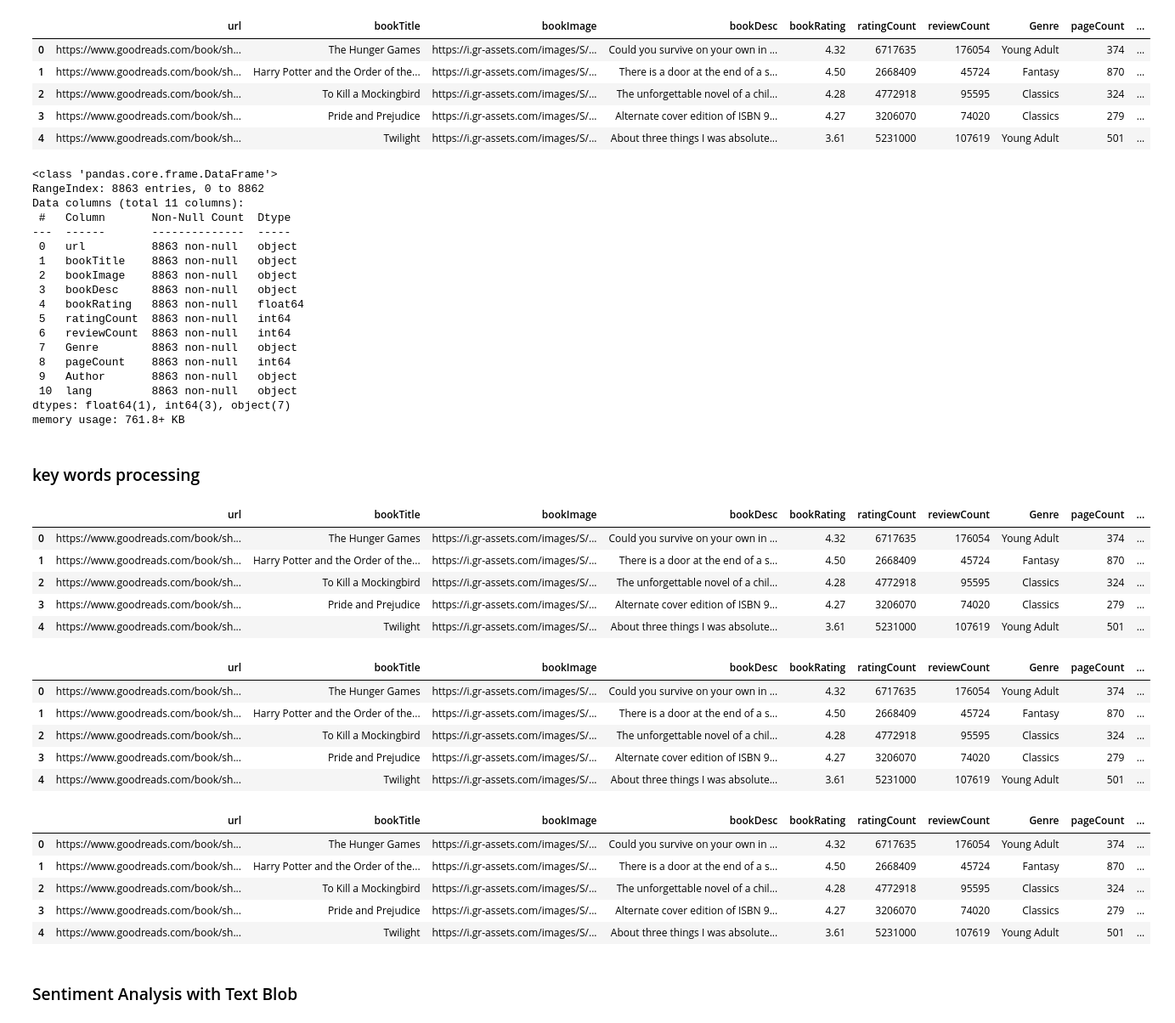
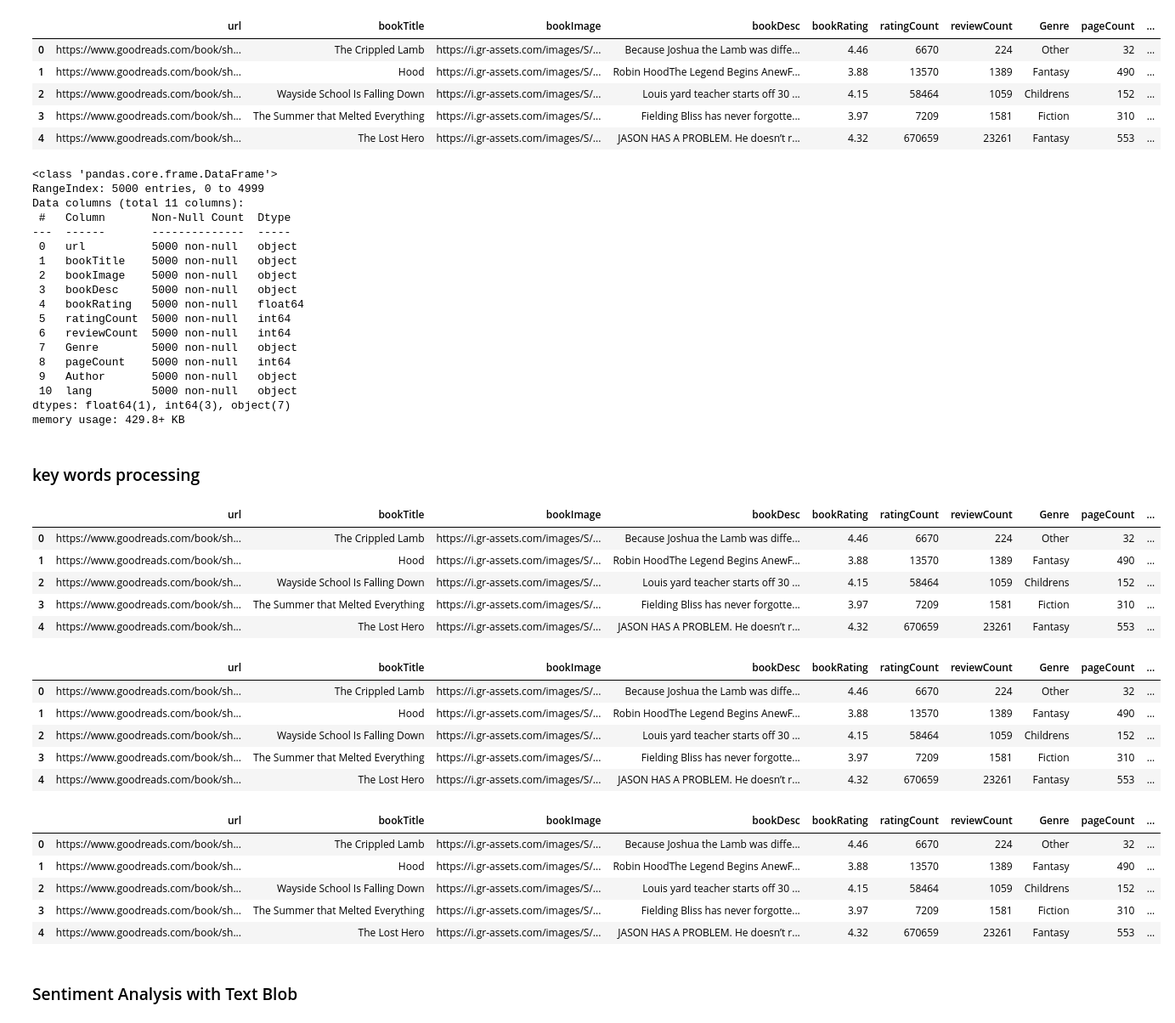
Before and after one commit to alvessab/project_4_book_rec, a Jupyter notebook: Machine Learning/data_nlp_preprocessing.ipynb, the cells around one changed output. Shown: that part at 85% size. Drawn from its saved outputs; the diff is of its cells as text; code cells hidden in the pictures.

```diff
--- a/Machine Learning/data_nlp_preprocessing.ipynb
+++ b/Machine Learning/data_nlp_preprocessing.ipynb
@@ -31,36 +31,36 @@ from io import BytesIO
 
 from langdetect import detect
 # %%
-df = pd.read_csv("../data/goodreads_final_cleaned.csv")
+df = pd.read_csv("../data/goodreads_final_seven.csv")
 df.head()
 # %% [output]
 |  | url | bookTitle | bookImage | bookDesc | bookRating | ratingCount | reviewCount | Genre | pageCount | ... |
-| 0 | https://www.goodreads.com/book/sh... | The Hunger Games | https://i.gr-assets.com/images/S/... | Could you survive on your own in ... | 4.32 | 6717635 | 176054 | Young Adult | 374 | ... |
-| 1 | https://www.goodreads.com/book/sh... | Harry Potter and the Order of the... | https://i.gr-assets.com/images/S/... | There is a door at the end of a s... | 4.50 | 2668409 | 45724 | Fantasy | 870 | ... |
-| 2 | https://www.goodreads.com/book/sh... | To Kill a Mockingbird | https://i.gr-assets.com/images/S/... | The unforgettable novel of a chil... | 4.28 | 4772918 | 95595 | Classics | 324 | ... |
-| 3 | https://www.goodreads.com/book/sh... | Pride and Prejudice | https://i.gr-assets.com/images/S/... | Alternate cover edition of ISBN 9... | 4.27 | 3206070 | 74020 | Classics | 279 | ... |
-| 4 | https://www.goodreads.com/book/sh... | Twilight | https://i.gr-assets.com/images/S/... | About three things I was absolute... | 3.61 | 5231000 | 107619 | Young Adult | 501 | ... |
+| 0 | https://www.goodreads.com/book/sh... | The Crippled Lamb | https://i.gr-assets.com/images/S/... | Because Joshua the Lamb was diffe... | 4.46 | 6670 | 224 | Other | 32 | ... |
+| 1 | https://www.goodreads.com/book/sh... | Hood | https://i.gr-assets.com/images/S/... | Robin HoodThe Legend Begins AnewF... | 3.88 | 13570 | 1389 | Fantasy | 490 | ... |
+| 2 | https://www.goodreads.com/book/sh... | Wayside School Is Falling Down | https://i.gr-assets.com/images/S/... | Louis yard teacher starts off 30 ... | 4.15 | 58464 | 1059 | Childrens | 152 | ... |
+| 3 | https://www.goodreads.com/book/sh... | The Summer that Melted Everything | https://i.gr-assets.com/images/S/... | Fielding Bliss has never forgotte... | 3.97 | 7209 | 1581 | Fiction | 310 | ... |
+| 4 | https://www.goodreads.com/book/sh... | The Lost Hero | https://i.gr-assets.com/images/S/... | JASON HAS A PROBLEM. He doesn’t r... | 4.32 | 670659 | 23261 | Fantasy | 553 | ... |
 # %%
 df.info()
 # %% [output]
 <class 'pandas.core.frame.DataFrame'>
-RangeIndex: 8863 entries, 0 to 8862
+RangeIndex: 5000 entries, 0 to 4999
 Data columns (total 11 columns):
  #   Column       Non-Null Count  Dtype
 ---  ------       --------------  -----
- 0   url          8863 non-null   object
- 1   bookTitle    8863 non-null   object
- 2   bookImage    8863 non-null   object
- 3   bookDesc     8863 non-null   object
- 4   bookRating   8863 non-null   float64
- 5   ratingCount  8863 non-null   int64
- 6   reviewCount  8863 non-null   int64
- 7   Genre        8863 non-null   object
- 8   pageCount    8863 non-null   int64
- 9   Author       8863 non-null   object
- 10  lang         8863 non-null   object
+ 0   url          5000 non-null   object
+ 1   bookTitle    5000 non-null   object
+ 2   bookImage    5000 non-null   object
+ 3   bookDesc     5000 non-null   object
+ 4   bookRating   5000 non-null   float64
+ 5   ratingCount  5000 non-null   int64
+ 6   reviewCount  5000 non-null   int64
+ 7   Genre        5000 non-null   object
+ 8   pageCount    5000 non-null   int64
+ 9   Author       5000 non-null   object
+ 10  lang         5000 non-null   object
 dtypes: float64(1), int64(3), object(7)
-memory usage: 761.8+ KB
+memory usage: 429.8+ KB
 # %% [markdown]
 ### key words processing
 # %%
@@ -91,11 +91,11 @@ df_new["title_key_words"] = title_key_words
 df_new.head()
 # %% [output]
 |  | url | bookTitle | bookImage | bookDesc | bookRating | ratingCount | reviewCount | Genre | pageCount | ... |
-| 0 | https://www.goodreads.com/book/sh... | The Hunger Games | https://i.gr-assets.com/images/S/... | Could you survive on your own in ... | 4.32 | 6717635 | 176054 | Young Adult | 374 | ... |
-| 1 | https://www.goodreads.com/book/sh... | Harry Potter and the Order of the... | https://i.gr-assets.com/images/S/... | There is a door at the end of a s... | 4.50 | 2668409 | 45724 | Fantasy | 870 | ... |
-| 2 | https://www.goodreads.com/book/sh... | To Kill a Mockingbird | https://i.gr-assets.com/images/S/... | The unforgettable novel of a chil... | 4.28 | 4772918 | 95595 | Classics | 324 | ... |
-| 3 | https://www.goodreads.com/book/sh... | Pride and Prejudice | https://i.gr-assets.com/images/S/... | Alternate cover edition of ISBN 9... | 4.27 | 3206070 | 74020 | Classics | 279 | ... |
-| 4 | https://www.goodreads.com/book/sh... | Twilight | https://i.gr-assets.com/images/S/... | About three things I was absolute... | 3.61 | 5231000 | 107619 | Young Adult | 501 | ... |
+| 0 | https://www.goodreads.com/book/sh... | The Crippled Lamb | https://i.gr-assets.com/images/S/... | Because Joshua the Lamb was diffe... | 4.46 | 6670 | 224 | Other | 32 | ... |
+| 1 | https://www.goodreads.com/book/sh... | Hood | https://i.gr-assets.com/images/S/... | Robin HoodThe Legend Begins AnewF... | 3.88 | 13570 | 1389 | Fantasy | 490 | ... |
+| 2 | https://www.goodreads.com/book/sh... | Wayside School Is Falling Down | https://i.gr-assets.com/images/S/... | Louis yard teacher starts off 30 ... | 4.15 | 58464 | 1059 | Childrens | 152 | ... |
+| 3 | https://www.goodreads.com/book/sh... | The Summer that Melted Everything | https://i.gr-assets.com/images/S/... | Fielding Bliss has never forgotte... | 3.97 | 7209 | 1581 | Fiction | 310 | ... |
+| 4 | https://www.goodreads.com/book/sh... | The Lost Hero | https://i.gr-assets.com/images/S/... | JASON HAS A PROBLEM. He doesn’t r... | 4.32 | 670659 | 23261 | Fantasy | 553 | ... |
 # %%
 df_new2 = df_new.copy()
 # %%
@@ -125,22 +125,22 @@ df_new2['clean_keywords']=df_new2['key_words'].map(lambda s:preprocess(s))
 df_new2.head()
 # %% [output]
 |  | url | bookTitle | bookImage | bookDesc | bookRating | ratingCount | reviewCount | Genre | pageCount | ... |
-| 0 | https://www.goodreads.com/book/sh... | The Hunger Games | https://i.gr-assets.com/images/S/... | Could you survive on your own in ... | 4.32 | 6717635 | 176054 | Young Adult | 374 | ... |
-| 1 | https://www.goodreads.com/book/sh... | Harry Potter and the Order of the... | https://i.gr-assets.com/images/S/... | There is a door at the end of a s... | 4.50 | 2668409 | 45724 | Fantasy | 870 | ... |
-| 2 | https://www.goodreads.com/book/sh... | To Kill a Mockingbird | https://i.gr-assets.com/images/S/... | The unforgettable novel of a chil... | 4.28 | 4772918 | 95595 | Classics | 324 | ... |
-| 3 | https://www.goodreads.com/book/sh... | Pride and Prejudice | https://i.gr-assets.com/images/S/... | Alternate cover edition of ISBN 9... | 4.27 | 3206070 | 74020 | Classics | 279 | ... |
-| 4 | https://www.goodreads.com/book/sh... | Twilight | https://i.gr-assets.com/images/S/... | About three things I was absolute... | 3.61 | 5231000 | 107619 | Young Adult | 501 | ... |
+| 0 | https://www.goodreads.com/book/sh... | The Crippled Lamb | https://i.gr-assets.com/images/S/... | Because Joshua the Lamb was diffe... | 4.46 | 6670 | 224 | Other | 32 | ... |
+| 1 | https://www.goodreads.com/book/sh... | Hood | https://i.gr-assets.com/images/S/... | Robin HoodThe Legend Begins AnewF... | 3.88 | 13570 | 1389 | Fantasy | 490 | ... |
+| 2 | https://www.goodreads.com/book/sh... | Wayside School Is Falling Down | https://i.gr-assets.com/images/S/... | Louis yard teacher starts off 30 ... | 4.15 | 58464 | 1059 | Childrens | 152 | ... |
+| 3 | https://www.goodreads.com/book/sh... | The Summer that Melted Everything | https://i.gr-assets.com/images/S/... | Fielding Bliss has never forgotte... | 3.97 | 7209 | 1581 | Fiction | 310 | ... |
+| 4 | https://www.goodreads.com/book/sh... | The Lost Hero | https://i.gr-assets.com/images/S/... | JASON HAS A PROBLEM. He doesn’t r... | 4.32 | 670659 | 23261 | Fantasy | 553 | ... |
 # %%
 df_new2 = df_new2.drop(columns=['key_words'])
 # %%
 df_new2.head()
 # %% [output]
 |  | url | bookTitle | bookImage | bookDesc | bookRating | ratingCount | reviewCount | Genre | pageCount | ... |
-| 0 | https://www.goodreads.com/book/sh... | The Hunger Games | https://i.gr-assets.com/images/S/... | Could you survive on your own in ... | 4.32 | 6717635 | 176054 | Young Adult | 374 | ... |
-| 1 | https://www.goodreads.com/book/sh... | Harry Potter and the Order of the... | https://i.gr-assets.com/images/S/... | There is a door at the end of a s... | 4.50 | 2668409 | 45724 | Fantasy | 870 | ... |
-| 2 | https://www.goodreads.com/book/sh... | To Kill a Mockingbird | https://i.gr-assets.com/images/S/... | The unforgettable novel of a chil... | 4.28 | 4772918 | 95595 | Classics | 324 | ... |
-| 3 | https://www.goodreads.com/book/sh... | Pride and Prejudice | https://i.gr-assets.com/images/S/... | Alternate cover edition of ISBN 9... | 4.27 | 3206070 | 74020 | Classics | 279 | ... |
-| 4 | https://www.goodreads.com/book/sh... | Twilight | https://i.gr-assets.com/images/S/... | About three things I was absolute... | 3.61 | 5231000 | 107619 | Young Adult | 501 | ... |
+| 0 | https://www.goodreads.com/book/sh... | The Crippled Lamb | https://i.gr-assets.com/images/S/... | Because Joshua the Lamb was diffe... | 4.46 | 6670 | 224 | Other | 32 | ... |
+| 1 | https://www.goodreads.com/book/sh... | Hood | https://i.gr-assets.com/images/S/... | Robin HoodThe Legend Begins AnewF... | 3.88 | 13570 | 1389 | Fantasy | 490 | ... |
+| 2 | https://www.goodreads.com/book/sh... | Wayside School Is Falling Down | https://i.gr-assets.com/images/S/... | Louis yard teacher starts off 30 ... | 4.15 | 58464 | 1059 | Childrens | 152 | ... |
+| 3 | https://www.goodreads.com/book/sh... | The Summer that Melted Everything | https://i.gr-assets.com/images/S/... | Fielding Bliss has never forgotte... | 3.97 | 7209 | 1581 | Fiction | 310 | ... |
+| 4 | https://www.goodreads.com/book/sh... | The Lost Hero | https://i.gr-assets.com/images/S/... | JASON HAS A PROBLEM. He doesn’t r... | 4.32 | 670659 | 23261 | Fantasy | 553 | ... |
 # %% [markdown]
 ### Sentiment Analysis with Text Blob
 # %%
```
Also changed, not shown: parts of 11 cells of this notebook, 6 other files.
